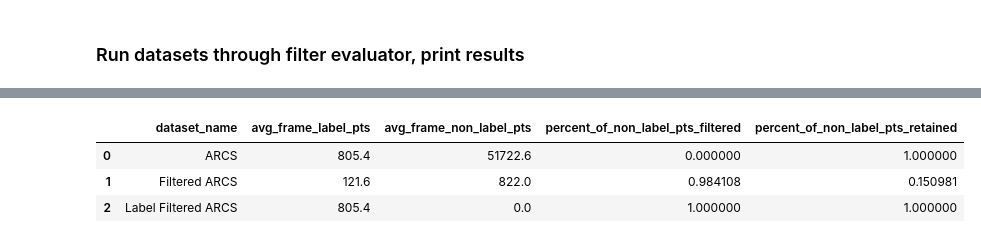
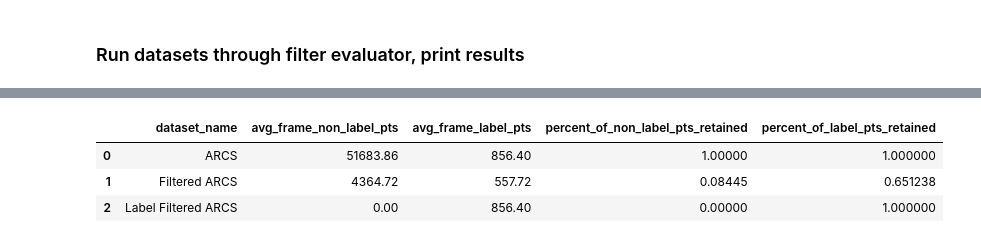
Before and after one commit to CalTransProject/3D-Vehicle-Detection-PointPillars, a Jupyter notebook: scripts/figure_scripts/evaluate_filter.ipynb, the cells around one changed output, grey strips where cells are left out. Saved outputs shown, nothing was run; the diff lists cells and outputs as text; code cells hidden in the pictures.

```diff
--- a/scripts/figure_scripts/evaluate_filter.ipynb
+++ b/scripts/figure_scripts/evaluate_filter.ipynb
@@ -98,9 +114,10 @@ def get_dataset_point_statistics(data_path, label_path):
     total_num_label_points = 0
 
     # Get just the file names
-    files = [f for f in os.listdir(data_path) if f.endswith('.bin')]
-    # For each file
-    for filename in files[:5]:
+    # files = [f for f in os.listdir(data_path) if f.endswith('.bin')]
+
+    # for filename in files[:10]:
+    for filename in files:
         # Get file index
         file_id, extension = os.path.splitext(filename)
         print(file_id, end=' ')
@@ -157,25 +178,22 @@ label_filter_results = evaluate_filter(ARCS_LABEL_FILTERED_DIR, 'Label Filtered
 # %%
-results['percent_of_non_label_pts_filtered'] = (results['total_num_non_label_points'] - results['total_num_non_label_points']) / \
-                                               results['total_num_non_label_points']
-results['percent_of_non_label_pts_retained'] = results['total_num_label_points'] / results['total_num_label_points']
+results['percent_of_non_label_pts_retained'] = results['total_num_non_label_points'] / results['total_num_non_label_points']
+results['percent_of_label_pts_retained'] = results['total_num_label_points'] / results['total_num_label_points']
 # %%
-filter_results['percent_of_non_label_pts_filtered'] = (results['total_num_non_label_points'] - filter_results['total_num_non_label_points']) / \
-                                                      results['total_num_non_label_points']
-filter_results['percent_of_non_label_pts_retained'] = filter_results['total_num_label_points'] / results['total_num_label_points']
+filter_results['percent_of_non_label_pts_retained'] = filter_results['total_num_non_label_points'] / results['total_num_non_label_points']
+filter_results['percent_of_label_pts_retained'] = filter_results['total_num_label_points'] / results['total_num_label_points']
 # %%
-label_filter_results['percent_of_non_label_pts_filtered'] = (results['total_num_non_label_points'] - label_filter_results['total_num_non_label_points']) / \
-                                                            results['total_num_non_label_points']
-label_filter_results['percent_of_non_label_pts_retained'] = label_filter_results['total_num_label_points'] / results['total_num_label_points']
+label_filter_results['percent_of_non_label_pts_retained'] = label_filter_results['total_num_non_label_points'] / results['total_num_non_label_points']
+label_filter_results['percent_of_label_pts_retained'] = label_filter_results['total_num_label_points'] / results['total_num_label_points']
 # %%
 results_df = pd.DataFrame([results, filter_results, label_filter_results])
 columns_to_display = ['dataset_name',
+                      'avg_frame_non_label_pts',
                       'avg_frame_label_pts',
-                      'avg_frame_non_label_pts',
-                      'percent_of_non_label_pts_filtered',
-                      'percent_of_non_label_pts_retained']
+                      'percent_of_non_label_pts_retained',
+                      'percent_of_label_pts_retained']
 display(results_df[columns_to_display])
 # %% [output]
-|  | dataset_name | avg_frame_label_pts | avg_frame_non_label_pts | percent_of_non_label_pts_filtered | percent_of_non_label_pts_retained |
-| 0 | ARCS | 805.4 | 51722.6 | 0.000000 | 1.000000 |
-| 1 | Filtered ARCS | 121.6 | 822.0 | 0.984108 | 0.150981 |
-| 2 | Label Filtered ARCS | 805.4 | 0.0 | 1.000000 | 1.000000 |
+|  | dataset_name | avg_frame_non_label_pts | avg_frame_label_pts | percent_of_non_label_pts_retained | percent_of_label_pts_retained |
+| 0 | ARCS | 51683.86 | 856.40 | 1.00000 | 1.000000 |
+| 1 | Filtered ARCS | 4364.72 | 557.72 | 0.08445 | 0.651238 |
+| 2 | Label Filtered ARCS | 0.00 | 856.40 | 0.00000 | 1.000000 |
```
Also changed, not shown: parts of 7 cells of this notebook, 10 other files.
